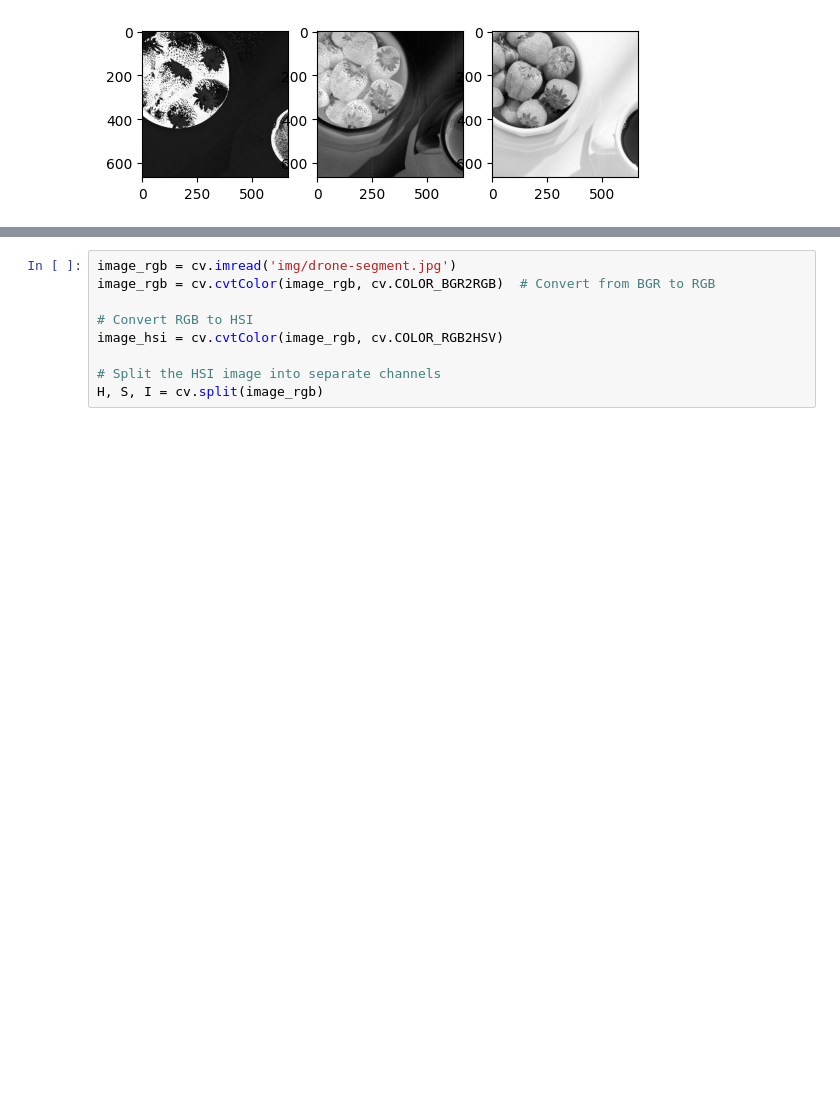
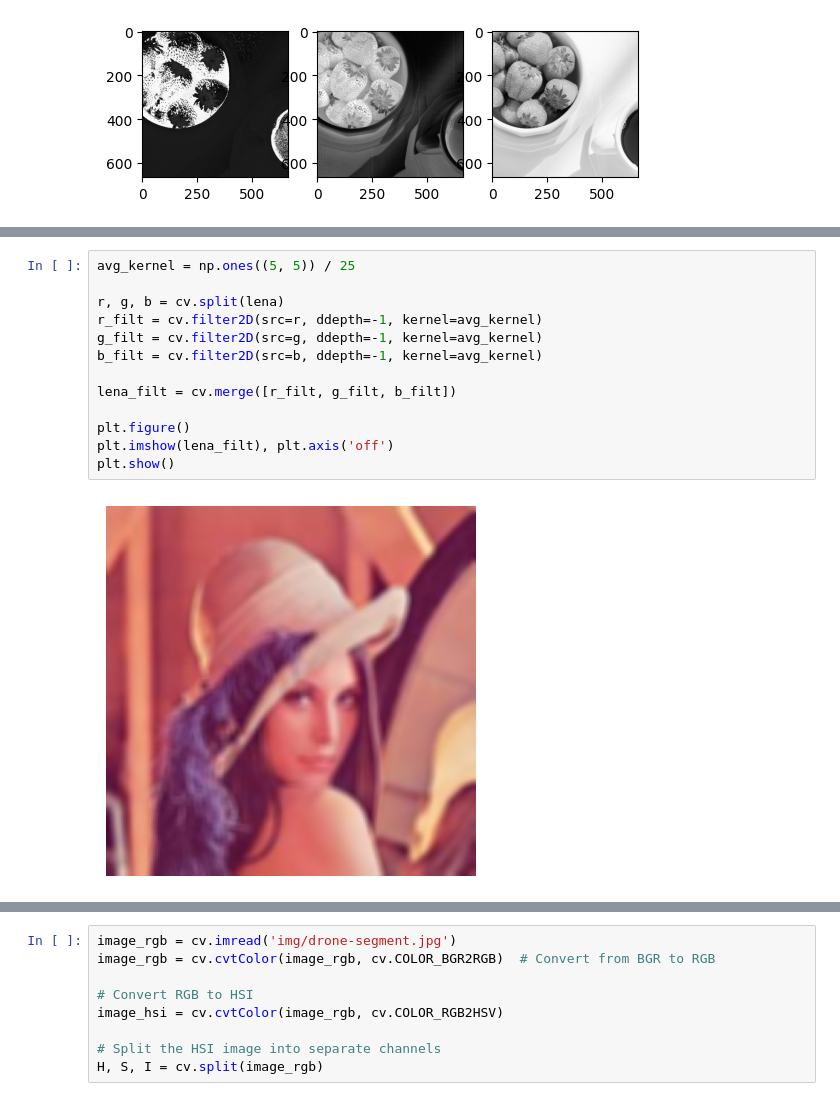
Before and after one commit to ciiram/image-processing, a Jupyter notebook: lecture-07.ipynb, the cells around one changed output, grey strips where cells are left out. Drawn from its saved outputs; the diff is of its cells as text; blank space fills up the shorter version.

```diff
--- a/lecture-07.ipynb
+++ b/lecture-07.ipynb
@@ -69,0 +104,15 @@ plt.imshow(I, cmap='gray')
+# %%
+avg_kernel = np.ones((5, 5)) / 25
+
+r, g, b = cv.split(lena)
+r_filt = cv.filter2D(src=r, ddepth=-1, kernel=avg_kernel)
+g_filt = cv.filter2D(src=g, ddepth=-1, kernel=avg_kernel)
+b_filt = cv.filter2D(src=b, ddepth=-1, kernel=avg_kernel)
+
+lena_filt = cv.merge([r_filt, g_filt, b_filt])
+
+plt.figure()
+plt.imshow(lena_filt), plt.axis('off')
+plt.show()
+# %% [output]
+[figure, added]
```
Also changed, not shown: parts of 14 cells of this notebook, 4 other files.
